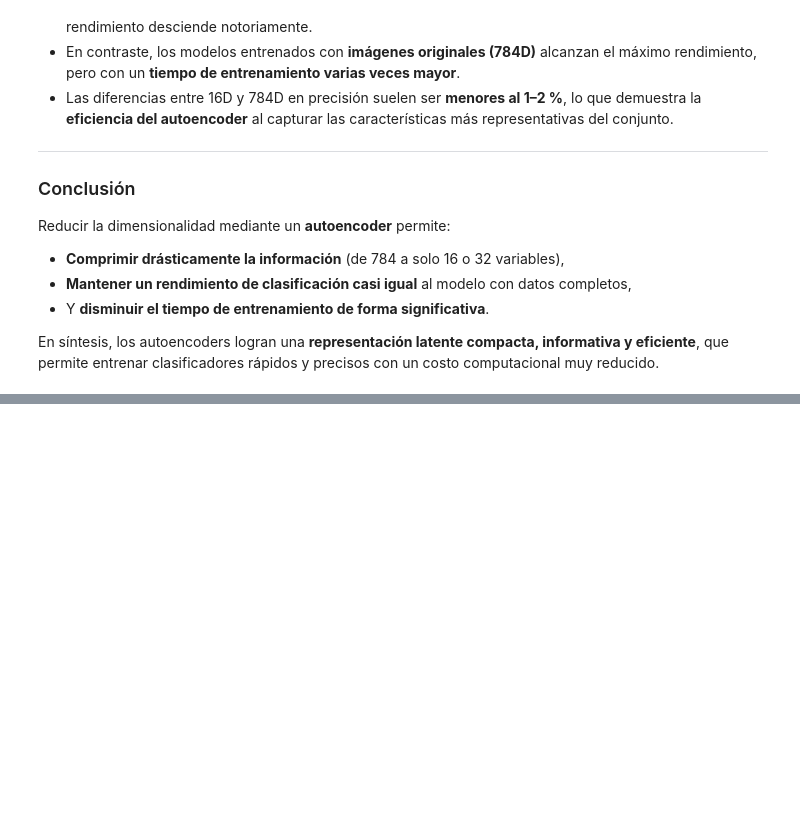
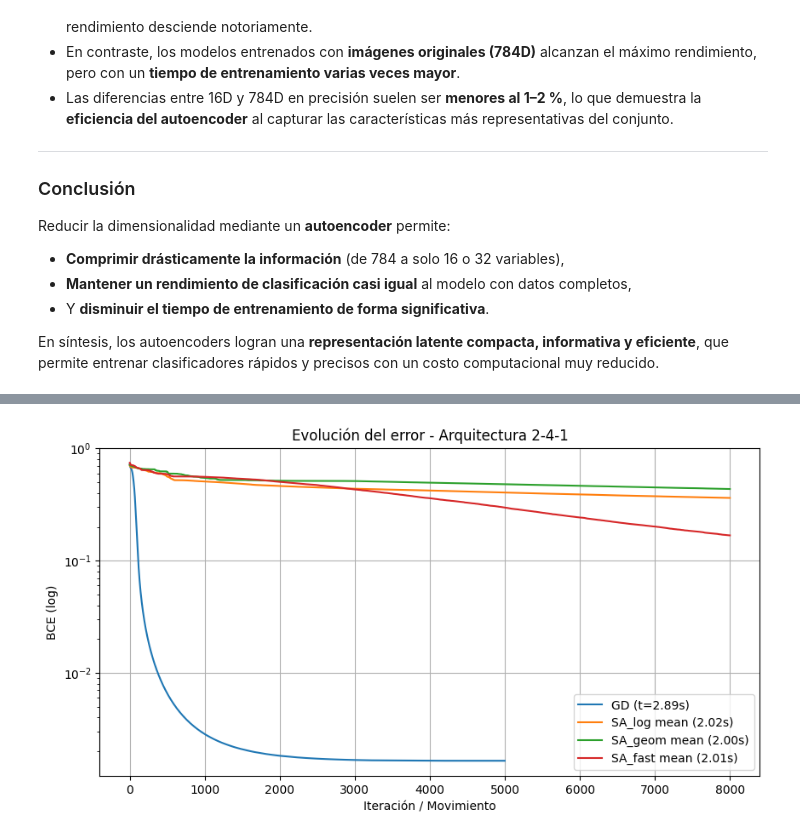
Before and after one commit to lminervino18/trabajos-practicos-aprendizaje-profundo, a Jupyter notebook: TP2/tp2.ipynb, the cells around one changed output, grey strips where cells are left out. Cells and saved outputs as stored; diff of their text form; code cells hidden in the pictures; blank space fills up the shorter version.

```diff
--- a/TP2/tp2.ipynb
+++ b/TP2/tp2.ipynb
@@ -3807,0 +4347,81 @@ En síntesis, los autoencoders logran una **representación latente compacta, in
+# %%
+# ==========================================================
+# GRÁFICOS Y ESTADÍSTICAS RECOLECTADAS
+# ==========================================================
+
+import matplotlib.pyplot as plt
+import numpy as np
+
+# ----------------------------------------------------------
+# 1. Evolución del error (BCE) para cada arquitectura
+# ----------------------------------------------------------
+for arch_label, res in results_all.items():
+    plt.figure(figsize=(10,5))
+    plt.plot(res["GD"]["losses"], label=f"GD (t={res['GD']['time']:.2f}s)")
+    for key in ["SA_log", "SA_geom", "SA_fast"]:
+        v = res[key]
+        plt.plot(v["mean_trace"], label=f"{key} mean ({v['time']:.2f}s)")
+    plt.yscale("log")
+    plt.xlabel("Iteración / Movimiento")
+    plt.ylabel("BCE (log)")
+    plt.title(f"Evolución del error - Arquitectura {arch_label}")
+    plt.grid(True)
+    plt.legend()
+    plt.show()
+
+# ----------------------------------------------------------
+# 2. Comparación de tiempos de entrenamiento
+# ----------------------------------------------------------
+archs = list(results_all.keys())
+methods = ["GD", "SA_log", "SA_geom", "SA_fast"]
+
+# recolectar tiempos
+times = np.array([[results_all[a][m]["time"] for m in methods] for a in archs])
+bce_final = np.array([[results_all[a][m]["final"] if m=="GD" else results_all[a][m]["best_E"]
+                       for m in methods] for a in archs])
+
+x = np.arange(len(archs))
+width = 0.2
+
+plt.figure(figsize=(10,5))
+for i, m in enumerate(methods):
+    plt.bar(x + (i-1.5)*width, times[:, i], width, label=m)
+plt.xticks(x, archs)
+plt.ylabel("Tiempo (s)")
+plt.title("Comparación de tiempos por arquitectura y método")
+plt.legend()
+plt.grid(axis="y", alpha=0.3)
+plt.show()
+
+# ----------------------------------------------------------
+# 3. BCE final comparado
+# ----------------------------------------------------------
+plt.figure(figsize=(10,5))
+for i, m in enumerate(methods):
+    plt.bar(x + (i-1.5)*width, bce_final[:, i], width, label=m)
+plt.xticks(x, archs)
+plt.ylabel("BCE final")
+plt.yscale("log")
+plt.title("Comparación de error final (BCE) por arquitectura y método")
+plt.legend()
+plt.grid(axis="y", alpha=0.3)
+plt.show()
+
+# ----------------------------------------------------------
+# 4. Accuracy comparado
+# ----------------------------------------------------------
+accs = np.array([[results_all[a][m]["acc"] if m=="GD" else results_all[a][m]["acc_final"]
+                  for m in methods] for a in archs])
+
+plt.figure(figsize=(10,5))
+for i, m in enumerate(methods):
+    plt.bar(x + (i-1.5)*width, accs[:, i], width, label=m)
+plt.xticks(x, archs)
+plt.ylabel("Accuracy")
+plt.title("Comparación de accuracy por arquitectura y método")
+plt.ylim(0, 1.05)
+plt.legend()
+plt.grid(axis="y", alpha=0.3)
+plt.show()
+# %% [output]
+[figure, added]
```
Also changed, not shown: parts of 9 cells of this notebook.
